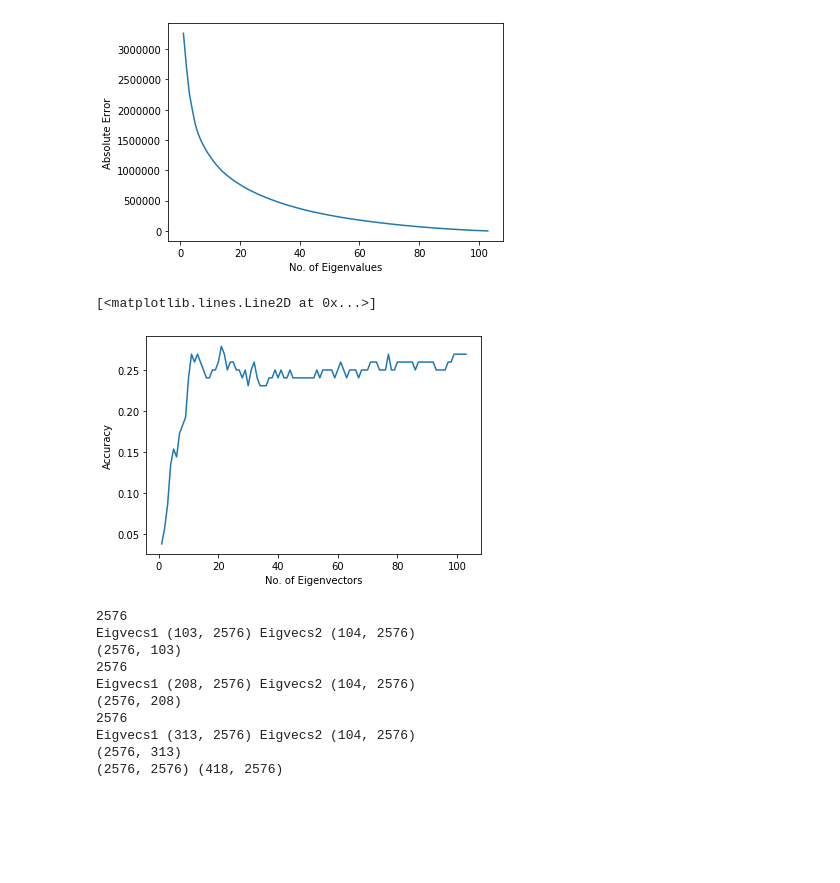
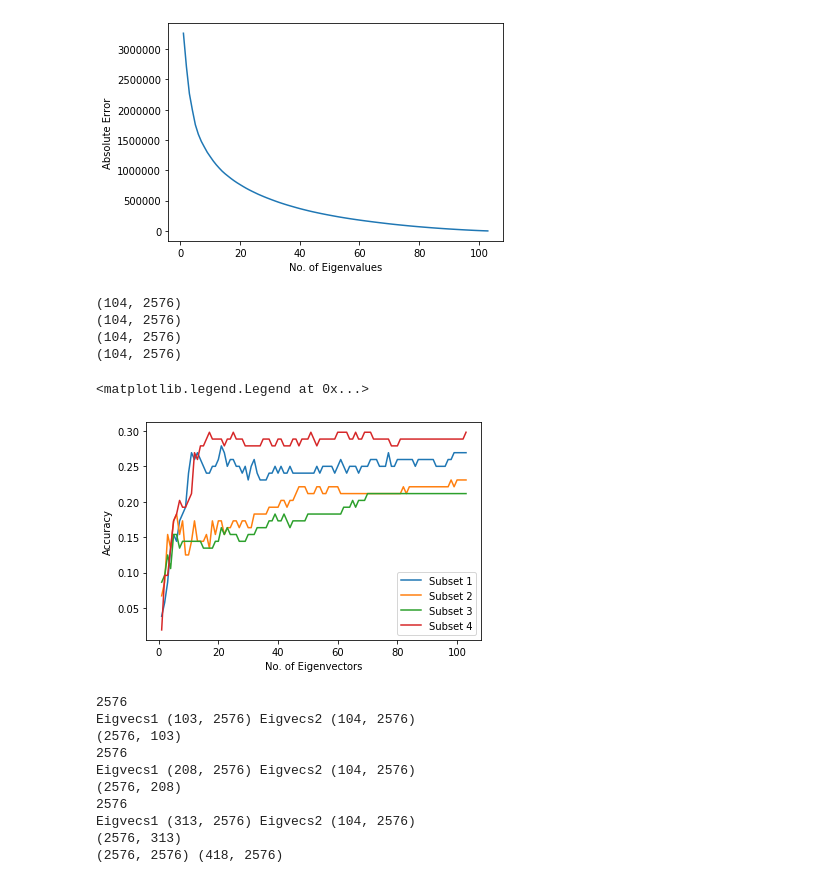
Before and after one commit to pedromonteiro18/Pattern_Recognition, a Jupyter notebook: Coursework.ipynb, the cells around one changed output. Saved outputs shown, nothing was run; the diff lists cells and outputs as text; code cells hidden in the pictures; blank space fills up the shorter version.

```diff
--- a/Coursework.ipynb
+++ b/Coursework.ipynb
@@ -297,6 +297,15 @@ def splitIncremental(data, labels, samples_per_class=8):
   return x_1, x_2, x_3, x_4, y_1, y_2, y_3, y_4
 
 train_data[0], train_data[1], train_data[2], train_data[3], train_label[0], train_label[1], train_label[2], train_label[3]= splitIncremental(data_train, label_train)
+# %%
+def createEig(A, S):
+  eigvals, eigvecs = np.linalg.eig(S)
+  eigvecs = preprocessing.normalize(np.real(np.dot(A, eigvecs).T))
+  idx = eigvals.argsort()[::-1]
+  eigvals = eigvals[idx]
+  eigvecs  = eigvecs[idx, :]
+  print(eigvecs.shape)
+  return eigvals, eigvecs
 # %%
 # PCA trained by only the first subset
 # train_data = da_train
@@ -309,12 +318,7 @@ print(A[0].shape)
 
 #Low-dimensional computation of eigenspace of dataset 1
 S = np.dot(A[0].T, A[0])*1/len(train_data[0])
-eigvals, eigvecs = np.linalg.eig(S)
-eigvecs = preprocessing.normalize(np.real(np.dot(A[0], eigvecs).T))
-idx = eigvals.argsort()[::-1]
-eigvals = eigvals[idx]
-eigvecs  = eigvecs[idx, :]
-print(eigvecs.shape)
+eigvals, eigvecs = createEig(A[0], S)
 # %% [output]
 (2576, 104)
 (104, 2576)
@@ -335,34 +339,47 @@ plt.plot(x,y)
 [<matplotlib.lines.Line2D at 0x...>]
 [figure]
 # %%
-x=[]
-y=[]
 
+y=[None]*4
+for i in range(4):
+  x=[]
+  y[i] = []
+  A[i], avg1 = createA(train_data[i])
+  S = np.dot(A[i].T, A[i])*1/len(train_data[i])
+  eigvals, eigvecs = createEig(A[i], S)
 
-for M in range(1, len(train_data[0])):
-  eigvecsM = eigvecs[:M]
-  total = 0
-  correct = 0
+  for M in range(1, len(train_data[i])):
+    eigvecsM = eigvecs[:M]
+    total = 0
+    correct = 0
 
-  W = np.dot(A[0].T, eigvecsM.T)
+    W = np.dot(A[0].T, eigvecsM.T)
 
-  test_faces_normalized = np.array(list(map(lambda x: x - avg1, data_test)))
-  W_test = np.dot(test_faces_normalized, eigvecsM.T)
-  labels = get_neighbors(W, train_label[0], W_test, 1)
-  for test_index in range(len(data_test)):
-    # print(labels[test_index], label_test[test_index])
-    if labels[test_index] == label_test[test_index]:
-      correct += 1
-    total += 1
-  x.append(M)
-  y.append(correct/total)
+    test_faces_normalized = np.array(list(map(lambda x: x - avg1, data_test)))
+    W_test = np.dot(test_faces_normalized, eigvecsM.T)
+    labels = get_neighbors(W, train_label[i], W_test, 1)
+    for test_index in range(len(data_test)):
+      # print(labels[test_index], label_test[test_index])
+      if labels[test_index] == label_test[test_index]:
+        correct += 1
+      total += 1
+    x.append(M)
+    y[i].append(correct/total)
 
 plt.xlabel('No. of Eigenvectors')
 plt.ylabel('Accuracy')
-plt.plot(x,y)
+plt.plot(x,y[0])
+plt.plot(x,y[1])
+plt.plot(x,y[2])
+plt.plot(x,y[3])
+plt.legend(['Subset 1', 'Subset 2', 'Subset 3', 'Subset 4'], loc='lower right')
 # %% [output]
-[<matplotlib.lines.Line2D at 0x...>]
+(104, 2576)
+(104, 2576)
+(104, 2576)
+(104, 2576)
+<matplotlib.legend.Legend at 0x...>
-[figure, old version]
+[figure, new version]
 # %%
 def incremental_PCA(mean1, mean2, N1, N2, eigvecs1, eigvecs2, S1, S2):
   N3 = N1 + N2
```
